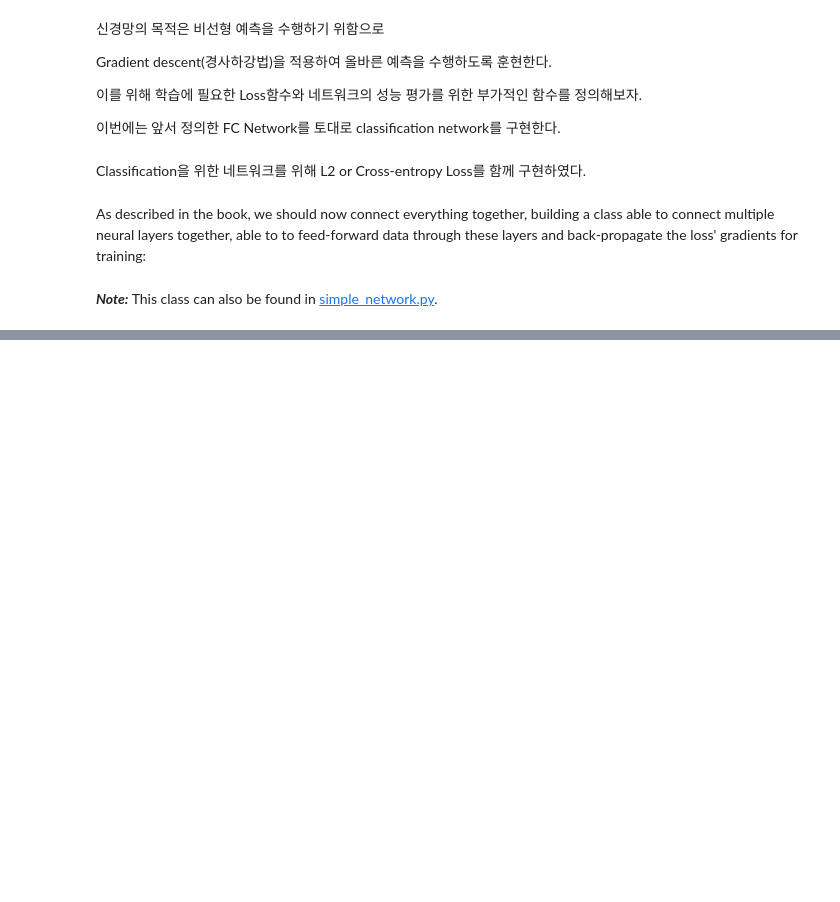
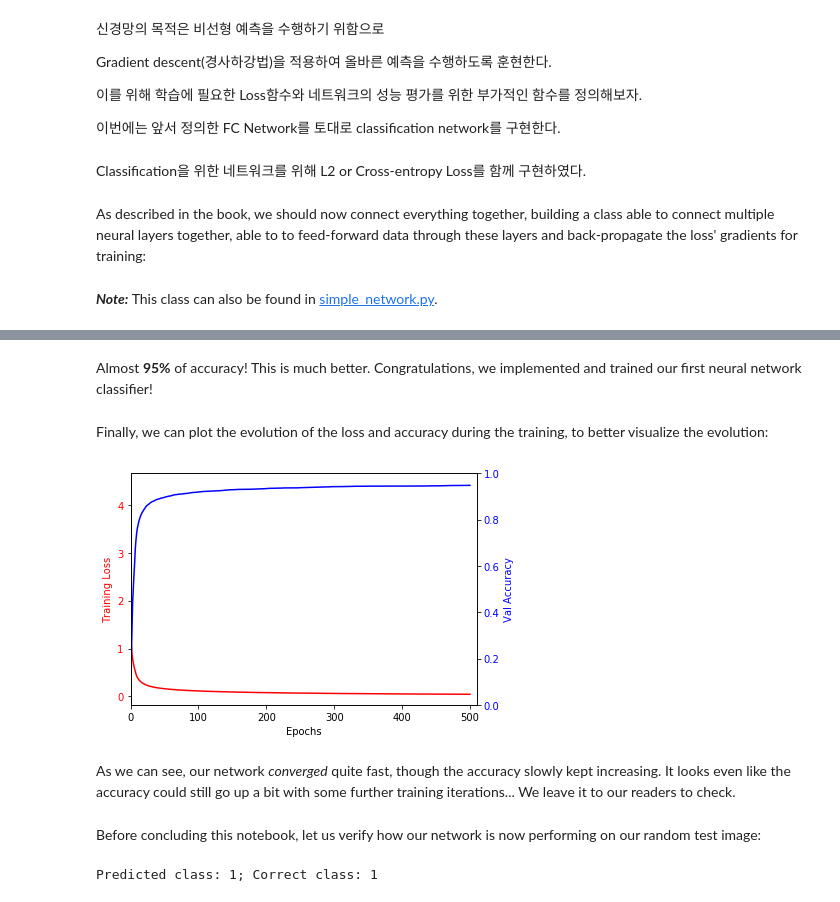
Before and after one commit to yellowjs0304/tf_computer_vision, a Jupyter notebook: Chapter01/kr_ch1_nb1_build_and_train_neural_network_from_scratch.ipynb, the cells around one changed output, grey strips where cells are left out. Drawn from its saved outputs; the diff is of its cells as text; code cells hidden in the pictures; blank space fills up the shorter version.

```diff
--- a/Chapter01/kr_ch1_nb1_build_and_train_neural_network_from_scratch.ipynb
+++ b/Chapter01/kr_ch1_nb1_build_and_train_neural_network_from_scratch.ipynb
@@ -381,0 +454,2 @@ class SimpleNetwork(object):
+# %%
+y_train = np.eye(num_classes)[y_train]
@@ -381,0 +460,3 @@ class SimpleNetwork(object):
+# %%
+mnist_classifier = SimpleNetwork(num_inputs=X_train.shape[1],
+                                 num_outputs=num_classes, hidden_layers_sizes=[64, 32])
@@ -381,0 +465,7 @@ class SimpleNetwork(object):
+# %%
+predictions = mnist_classifier.forward(X_train)                         # forward pass
+loss_untrained = mnist_classifier.loss_function(predictions, y_train)   # loss computation
+
+accuracy_untrained = mnist_classifier.evaluate_accuracy(X_test, y_test)  # Accuracy
+print("Untrained : training loss = {:.6f} | val accuracy = {:.2f}%".format(
+    loss_untrained, accuracy_untrained * 100))
@@ -381,0 +480,7 @@ class SimpleNetwork(object):
+# %%
+losses, accuracies = mnist_classifier.train(X_train, y_train, X_test, y_test,
+                                            batch_size=30, num_epochs=500)
+# note: Reduce the batch size and/or number of epochs if your computer can't
+#       handle the computations / takes too long.
+#       Remember, numpy also uses the CPU, not GPUs as modern Deep Learning
+#       libraries do, hence the lack of computational performance here.
@@ -381,0 +505,38 @@ class SimpleNetwork(object):
+# %% [markdown]
+Almost **95%** of accuracy! This is much better. Congratulations, we implemented and trained our first neural network classifier!
+# %% [markdown]
+Finally, we can plot the evolution of the loss and accuracy during the training, to better visualize the evolution:
+# %%
+losses, accuracies = [loss_untrained] + losses, [accuracy_untrained] + accuracies
+fig, ax_loss = plt.subplots()
+
+color = 'red'
+ax_loss.set_xlim([0, 510])
+ax_loss.set_xlabel('Epochs')
+ax_loss.set_ylabel('Training Loss', color=color)
+ax_loss.plot(losses, color=color)
+ax_loss.tick_params(axis='y', labelcolor=color)
+
+ax_acc = ax_loss.twinx()  # instantiate a second axes that shares the same x-axis
+color = 'blue'
+ax_acc.set_xlim([0, 510])
+ax_acc.set_ylim([0, 1])
+ax_acc.set_ylabel('Val Accuracy', color=color)
+ax_acc.plot(accuracies, color=color)
+ax_acc.tick_params(axis='y', labelcolor=color)
+
+fig.tight_layout()
+plt.show()
+# %% [output]
+[figure, added]
+# %% [markdown]
+As we can see, our network *converged* quite fast, though the accuracy slowly kept increasing. It looks even like the accuracy could still go up a bit with some further training iterations... We leave it to our readers to check.
+# %% [markdown]
+Before concluding this notebook, let us verify how our network is now performing on our random test image:
+# %%
+# We use `np.expand_dims(x, 0)` to simulate a batch (transforming the image shape
+# from (784,) to (1, 784)):
+predicted_class = mnist_classifier.predict(np.expand_dims(X_test[img_idx], 0))
+print('Predicted class: {}; Correct class: {}'.format(predicted_class, y_test[img_idx]))
+# %% [output]
+Predicted class: 1; Correct class: 1
```
Also changed, not shown: parts of 33 cells of this notebook.
